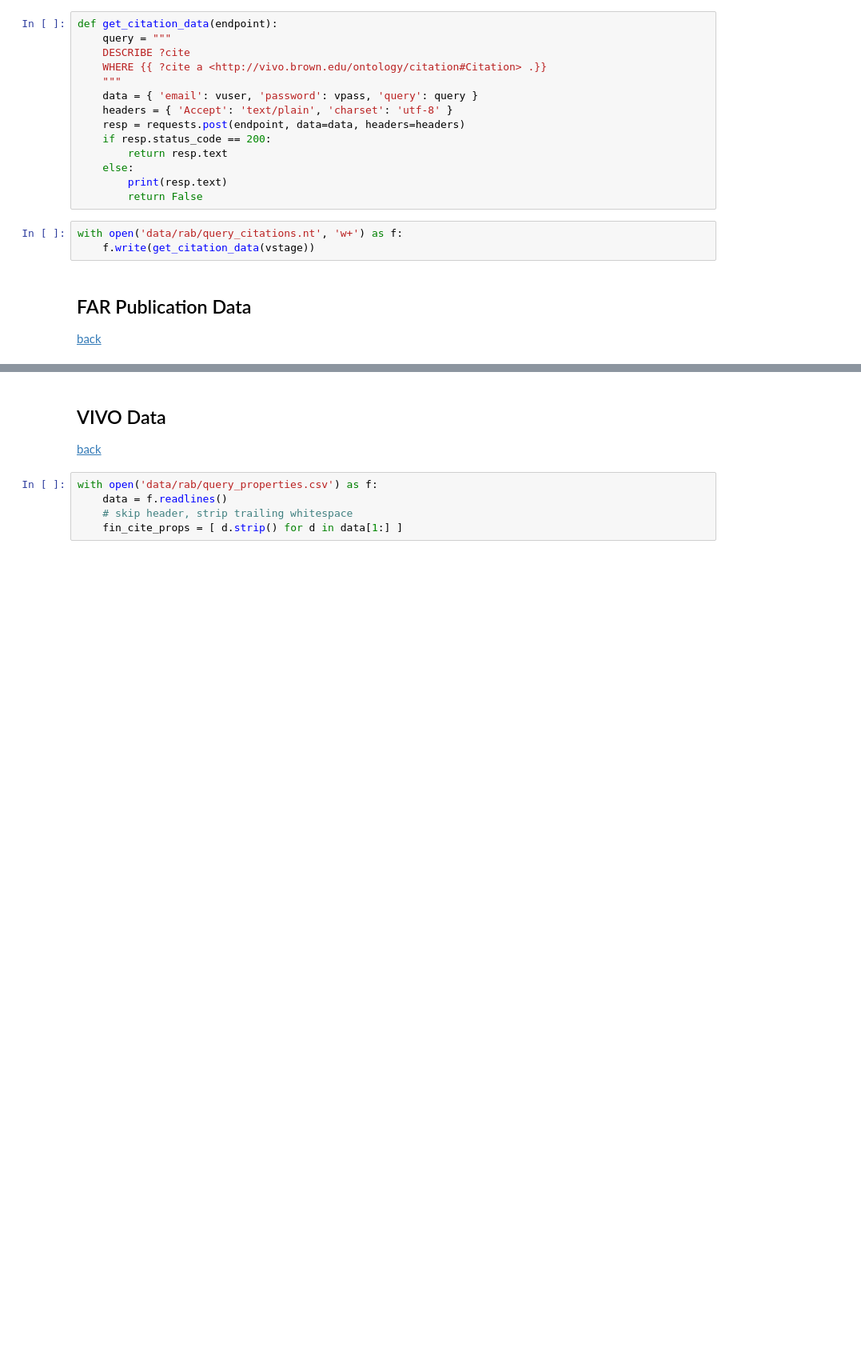
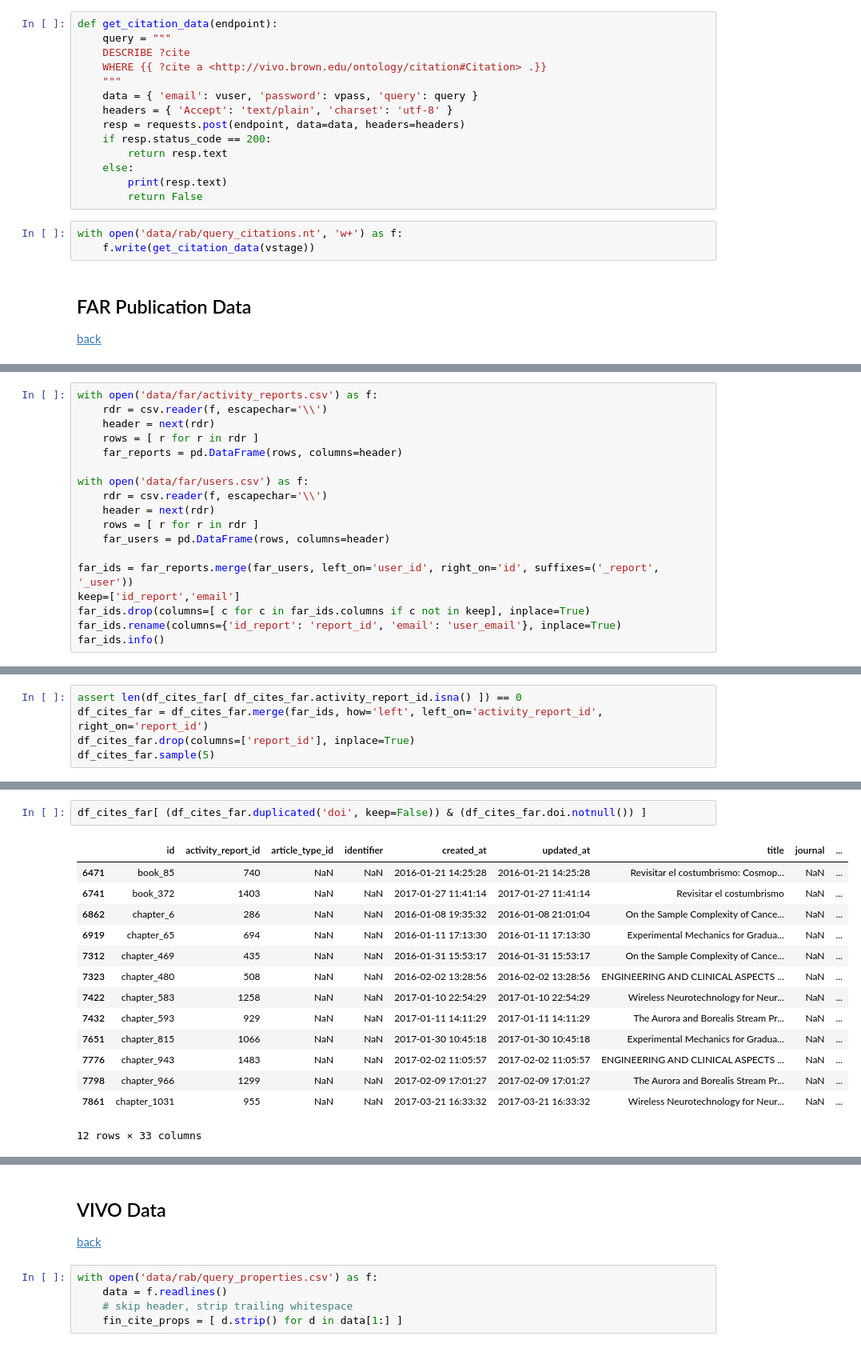
Before and after one commit to sdmccaul/rab-far_integration, a Jupyter notebook: citation_analysis.ipynb, the cells around one changed output, grey strips where cells are left out. Shown: that part at 80% size. Saved outputs shown, nothing was run; the diff lists cells and outputs as text; blank space fills up the shorter version.

```diff
--- a/citation_analysis.ipynb
+++ b/citation_analysis.ipynb
@@ -144,0 +129,18 @@ memory usage: 2.4+ MB
+# %%
+with open('data/far/activity_reports.csv') as f:
+    rdr = csv.reader(f, escapechar='\\')
+    header = next(rdr)
+    rows = [ r for r in rdr ]
+    far_reports = pd.DataFrame(rows, columns=header)
+
+with open('data/far/users.csv') as f:
+    rdr = csv.reader(f, escapechar='\\')
+    header = next(rdr)
+    rows = [ r for r in rdr ]
+    far_users = pd.DataFrame(rows, columns=header)
+
+far_ids = far_reports.merge(far_users, left_on='user_id', right_on='id', suffixes=('_report', '_user'))
+keep=['id_report','email']
+far_ids.drop(columns=[ c for c in far_ids.columns if c not in keep], inplace=True)
+far_ids.rename(columns={'id_report': 'report_id', 'email': 'user_email'}, inplace=True)
+far_ids.info()
@@ -144,0 +157,5 @@ memory usage: 2.4+ MB
+# %%
+assert len(df_cites_far[ df_cites_far.activity_report_id.isna() ]) == 0
+df_cites_far = df_cites_far.merge(far_ids, how='left', left_on='activity_report_id', right_on='report_id')
+df_cites_far.drop(columns=['report_id'], inplace=True)
+df_cites_far.sample(5)
@@ -144,0 +185,17 @@ memory usage: 2.4+ MB
+# %%
+df_cites_far[ (df_cites_far.duplicated('doi', keep=False)) & (df_cites_far.doi.notnull()) ]
+# %% [output]
+|  | id | activity_report_id | article_type_id | identifier | created_at | updated_at | title | journal | ... |
+| 6471 | book_85 | 740 | NaN | NaN | 2016-01-21 14:25:28 | 2016-01-21 14:25:28 | Revisitar el costumbrismo: Cosmop... | NaN | ... |
+| 6741 | book_372 | 1403 | NaN | NaN | 2017-01-27 11:41:14 | 2017-01-27 11:41:14 | Revisitar el costumbrismo | NaN | ... |
+| 6862 | chapter_6 | 286 | NaN | NaN | 2016-01-08 19:35:32 | 2016-01-08 21:01:04 | On the Sample Complexity of Cance... | NaN | ... |
+| 6919 | chapter_65 | 694 | NaN | NaN | 2016-01-11 17:13:30 | 2016-01-11 17:13:30 | Experimental Mechanics for Gradua... | NaN | ... |
+| 7312 | chapter_469 | 435 | NaN | NaN | 2016-01-31 15:53:17 | 2016-01-31 15:53:17 | On the Sample Complexity of Cance... | NaN | ... |
+| 7323 | chapter_480 | 508 | NaN | NaN | 2016-02-02 13:28:56 | 2016-02-02 13:28:56 | ENGINEERING AND CLINICAL ASPECTS ... | NaN | ... |
+| 7422 | chapter_583 | 1258 | NaN | NaN | 2017-01-10 22:54:29 | 2017-01-10 22:54:29 | Wireless Neurotechnology for Neur... | NaN | ... |
+| 7432 | chapter_593 | 929 | NaN | NaN | 2017-01-11 14:11:29 | 2017-01-11 14:11:29 | The Aurora and Borealis Stream Pr... | NaN | ... |
+| 7651 | chapter_815 | 1066 | NaN | NaN | 2017-01-30 10:45:18 | 2017-01-30 10:45:18 | Experimental Mechanics for Gradua... | NaN | ... |
+| 7776 | chapter_943 | 1483 | NaN | NaN | 2017-02-02 11:05:57 | 2017-02-02 11:05:57 | ENGINEERING AND CLINICAL ASPECTS ... | NaN | ... |
+| 7798 | chapter_966 | 1299 | NaN | NaN | 2017-02-09 17:01:27 | 2017-02-09 17:01:27 | The Aurora and Borealis Stream Pr... | NaN | ... |
+| 7861 | chapter_1031 | 955 | NaN | NaN | 2017-03-21 16:33:32 | 2017-03-21 16:33:32 | Wireless Neurotechnology for Neur... | NaN | ... |
+12 rows × 33 columns
```
Also changed, not shown: parts of 16 cells of this notebook, 2 other files.
